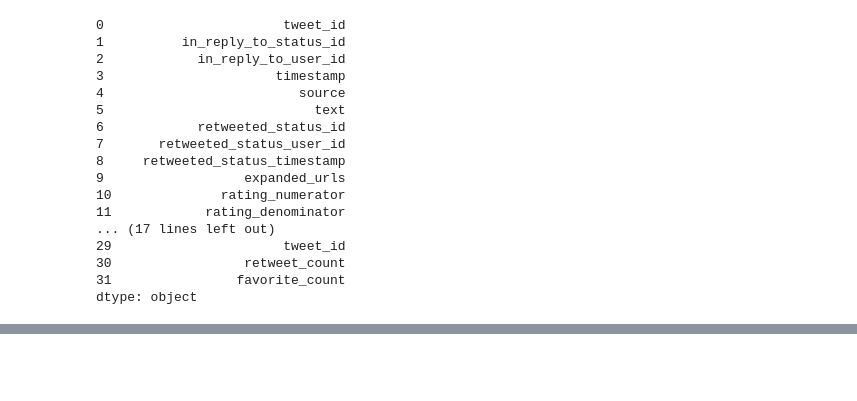
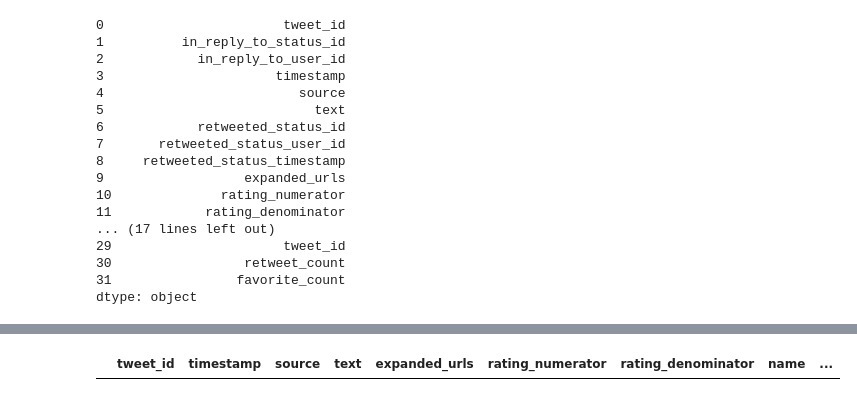
Before and after one commit to SuHamza/DAND-P2-Data-Wrangling, a Jupyter notebook: wrangle_act.ipynb, the cells around one changed output, grey strips where cells are left out. Saved outputs shown, nothing was run; the diff lists cells and outputs as text; code cells hidden in the pictures; blank space fills up the shorter version.

Commit message:
Clean

```diff
--- a/wrangle_act.ipynb
+++ b/wrangle_act.ipynb
@@ -606,0 +670,3 @@ dtype: object
+# %%
+# Drop Retweet entries from archive
+archive_clean = archive_clean[~retweet_entries]
@@ -606,0 +702,5 @@ dtype: object
+# %%
+# Specify columns to drop
+columns_to_drop = ['in_reply_to_status_id', 'in_reply_to_user_id', 'retweeted_status_id', 'retweeted_status_user_id', 'retweeted_status_timestamp']
+# Drop columns from archive_clean
+archive_clean = archive_clean.drop(columns_to_drop, axis=1)
@@ -606,0 +738,5 @@ dtype: object
+# %%
+# Get entries where `expanded_urls` is null
+no_image_entries = archive_clean.expanded_urls.isnull()
+# Only 3 entries with no images remaining after deleting replies and retweets
+archive_clean[no_image_entries].shape[0]
@@ -606,0 +745,3 @@ dtype: object
+# %%
+# Drop entries with no images from archive_clean
+archive_clean = archive_clean[~no_image_entries]
@@ -606,0 +772,5 @@ dtype: object
+# %%
+# Should be empty
+archive_clean[archive_clean.expanded_urls.isnull()]
+# %% [output]
+|  | tweet_id | timestamp | source | text | expanded_urls | rating_numerator | rating_denominator | name | ... |
```
Also changed, not shown: parts of 28 cells of this notebook.
